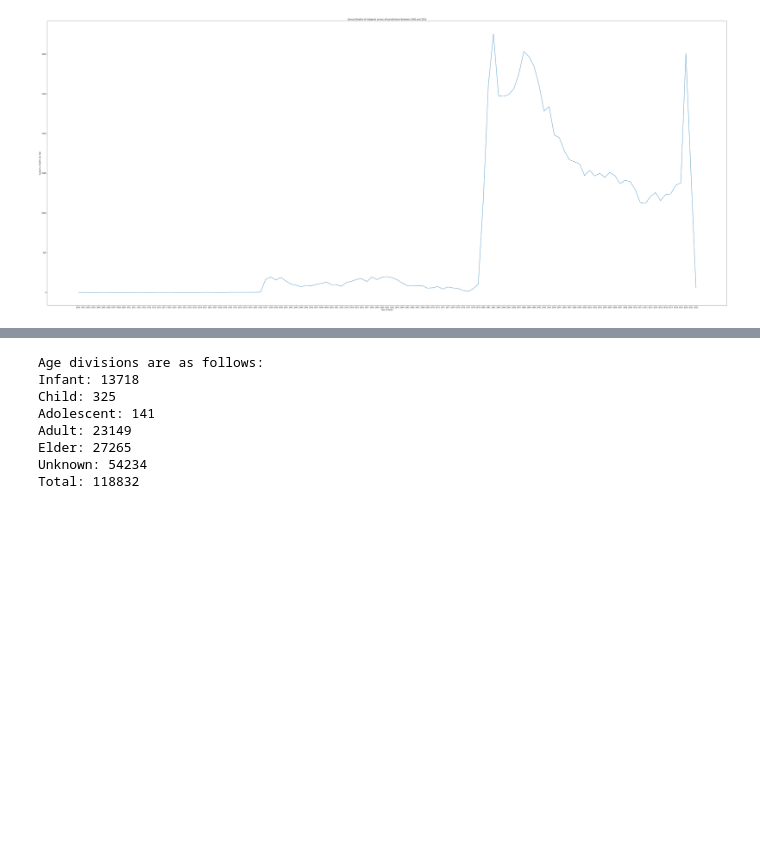
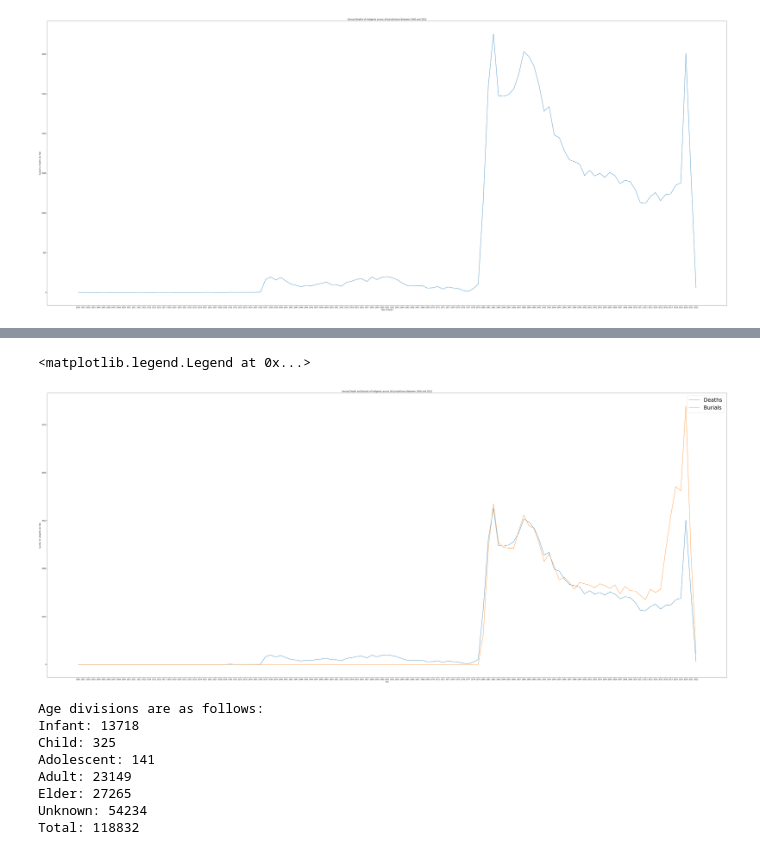
Before and after one commit to larakaracasu/Indigent-Burial-Analysis, a Jupyter notebook: merged-dataset/merged_dataset_analysis.ipynb, the cells around one changed output, grey strips where cells are left out. Cells and saved outputs as stored; diff of their text form; code cells hidden in the pictures; blank space fills up the shorter version.

```diff
--- a/merged-dataset/merged_dataset_analysis.ipynb
+++ b/merged-dataset/merged_dataset_analysis.ipynb
@@ -105,3 +173,17 @@ ax.plot(df)
+# %%
+# Comparing Death and Burial Year
+fig = plt.figure(figsize = (70, 30))
+ax3 = fig.add_subplot()
+ax3.set_xlabel("Year")
+ax3.set_ylabel("Number of Indigents per Year")
+ax3.set_title("Annual Death and Burials of Indigents across all Jurisdictions Between 1900 and 2022")
+
+ax3.plot(dy_df)
+ax3.plot(bd_df)
+ax3.legend(["Deaths", "Burials"], fontsize=30)
+# %% [output]
+<matplotlib.legend.Legend at 0x...>
+[figure, added]
 # %%
 # Age Analysis
 age_group = df['Age']
```
Also changed, not shown: parts of 5 cells of this notebook.
